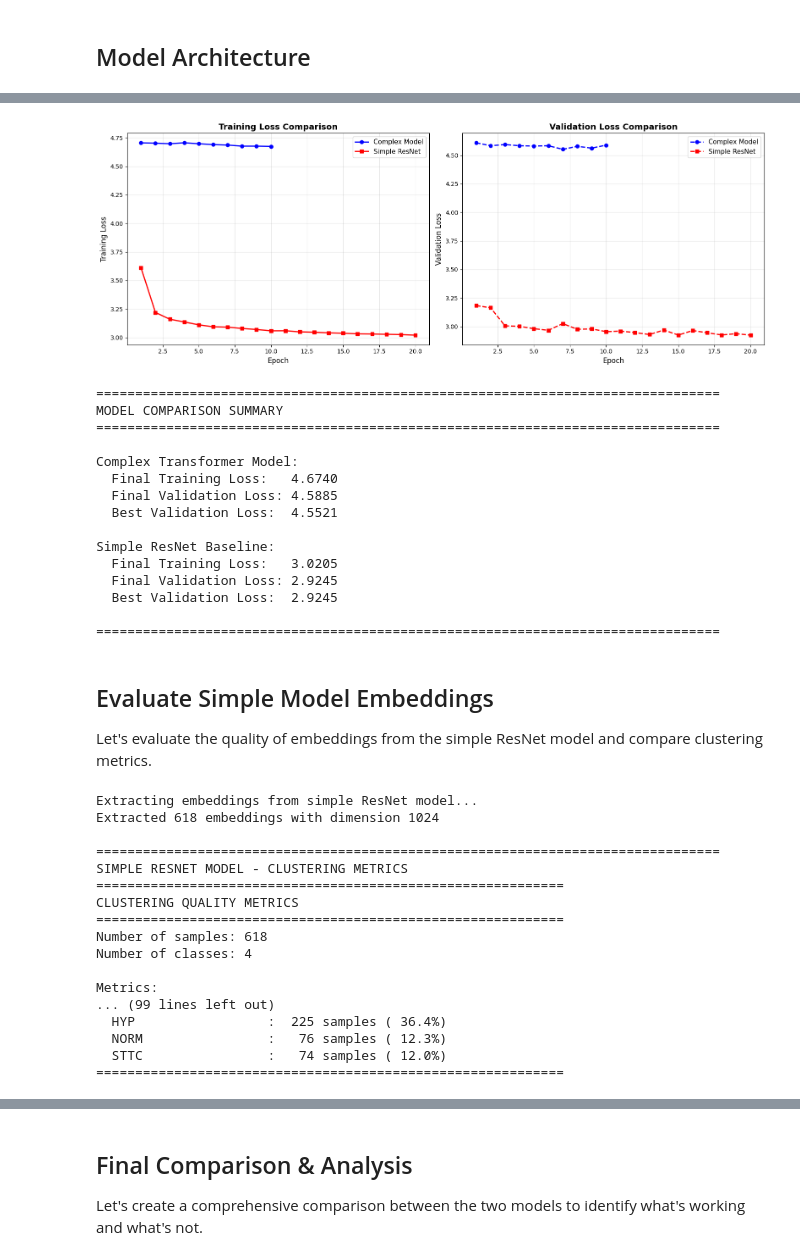
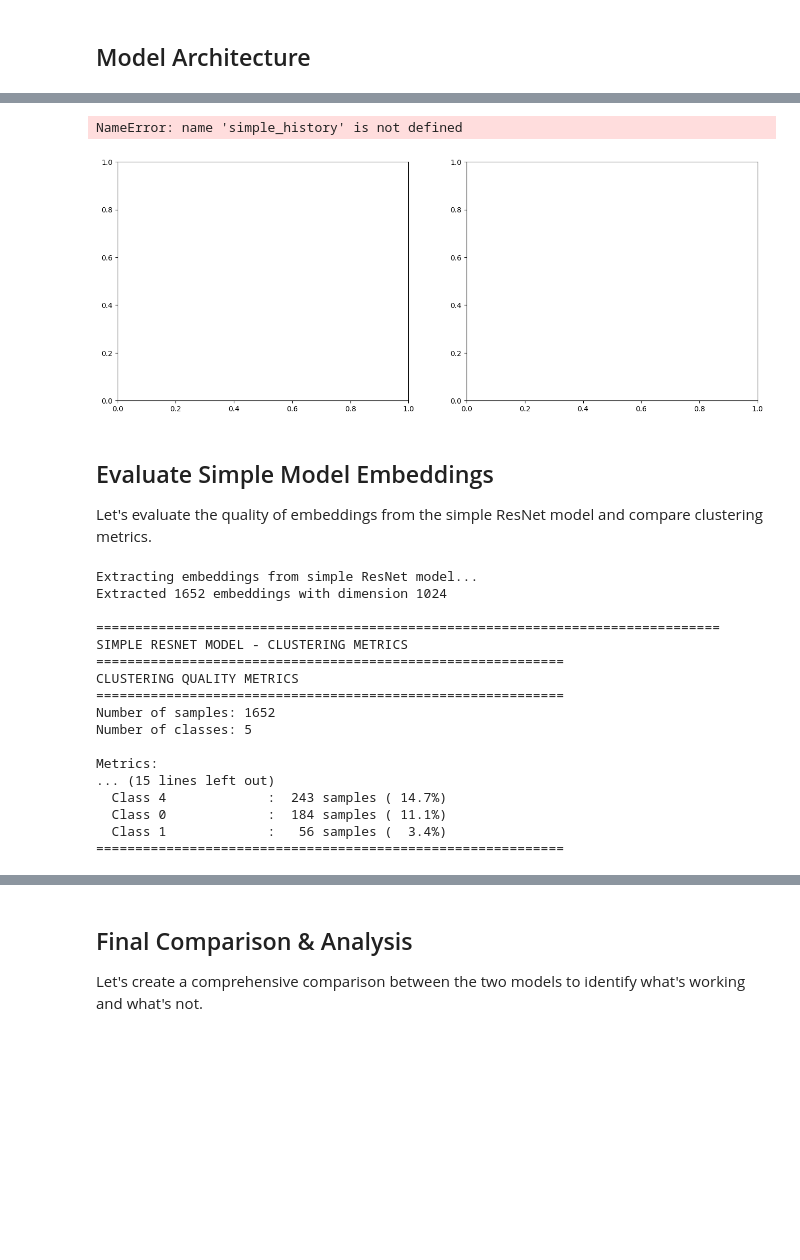
Before and after one commit to SHIXOOM/Self-Supervied-Contrastive-Representation-Learning-ECG-Signals, a Jupyter notebook: modeling/modeling.ipynb, the cells around one changed output, grey strips where cells are left out. Saved outputs shown, nothing was run; the diff lists cells and outputs as text; code cells hidden in the pictures; blank space fills up the shorter version.

```diff
--- a/modeling/modeling.ipynb
+++ b/modeling/modeling.ipynb
@@ -271,8 +503,14 @@ dual_augmenter = DualAugmenter(
     augmentation_pool=augmentation_pool,
     min_similarity=0.65,   # Augmentations must be at least 65% similar
     max_similarity=0.95,  # But not more than 95% similar
-    max_retries=20,       # Increased retries due to tighter constraints
+    max_retries=5,       # Increased retries due to tighter constraints
 )
+
+
+train_dataset = ECGContrastiveTrainDataset(X=X_train_filtered, y=y_train_int, dual_augmenter=dual_augmenter)
+val_dataset = ECGContrastiveTrainDataset(X=X_val_filtered, y=y_val_int, dual_augmenter=dual_augmenter)
+test_dataset = ECGContrastiveTrainDataset(X=X_test_filtered, y=y_test_int, dual_augmenter=dual_augmenter)
+
 
 # Test it on a sample
 sample_signal = X_train[0]
@@ -759,7 +572,7 @@ class CheckpointManager:
         optimizer,
         epoch: int,
         loss: float,
-        config: ECGModelConfig,
+        config,
         additional_info: dict = None
     ):
         """Save checkpoint with model state, optimizer state, and metadata."""
@@ -828,9 +641,3 @@ class CheckpointManager:
         return str(latest_path) if latest_path.exists() else None
 # %% [markdown]
 ## Defining Optimizer, Loss, and Training Loop
-# %%
-from pytorch_metric_learning.losses import NTXentLoss
-
-model = ECGEncoder(ECGModelConfig())
-optimizer = torch.optim.AdamW(model.parameters(), lr=1e-5)
-loss_fn = NTXentLoss(temperature=0.5)
@@ -846,7 +655,7 @@ def train(
     dataset,
     optimizer,
     loss_fn,
-    config: ECGModelConfig,
+    config,
     batch_size=64,
     epochs=1,
     checkpoint_manager: CheckpointManager = None,
@@ -1302,8 +1273,8 @@ import matplotlib.pyplot as plt
 fig, axes = plt.subplots(1, 2, figsize=(16, 6))
 
 # Training loss comparison
-axes[0].plot(range(1, len(history['loss_history']) + 1),
-             history['loss_history'], 'b-', label='Complex Model', linewidth=2, marker='o')
+axes[0].plot(range(1, len(simple_history['loss_history']) + 1),
+             simple_history['loss_history'], 'b-', label='Complex Model', linewidth=2, marker='o')
 axes[0].plot(range(1, len(simple_history['loss_history']) + 1),
              simple_history['loss_history'], 'r-', label='Simple ResNet', linewidth=2, marker='s')
 axes[0].set_xlabel('Epoch', fontsize=12)
@@ -1311,64 +1282,52 @@ axes[0].set_ylabel('Training Loss', fontsize=12)
 axes[0].set_title('Training Loss Comparison', fontsize=14, fontweight='bold')
 axes[0].legend(fontsize=11)
 axes[0].grid(True, alpha=0.3)
 
 # Validation loss comparison
-if 'val_loss_history' in history and 'val_loss_history' in simple_history:
-    axes[1].plot(range(1, len(history['val_loss_history']) + 1),
-                 history['val_loss_history'], 'b--', label='Complex Model', linewidth=2, marker='o')
+if 'val_loss_history' in simple_history and 'val_loss_history' in simple_history:
+    axes[1].plot(range(1, len(simple_history['val_loss_history']) + 1),
+                 simple_history['val_loss_history'], 'b--', label='Complex Model', linewidth=2, marker='o')
     axes[1].plot(range(1, len(simple_history['val_loss_history']) + 1),
                  simple_history['val_loss_history'], 'r--', label='Simple ResNet', linewidth=2, marker='s')
     axes[1].set_xlabel('Epoch', fontsize=12)
     axes[1].set_ylabel('Validation Loss', fontsize=12)
     axes[1].set_title('Validation Loss Comparison', fontsize=14, fontweight='bold')
     axes[1].legend(fontsize=11)
     axes[1].grid(True, alpha=0.3)
 
 plt.tight_layout()
 plt.show()
 
 # Print comparison statistics
 print("\n" + "=" * 80)
 print("MODEL COMPARISON SUMMARY")
 print("=" * 80)
 print("\nComplex Transformer Model:")
-print(f"  Final Training Loss:   {history['loss_history'][-1]:.4f}")
-if 'val_loss_history' in history:
-    print(f"  Final Validation Loss: {history['val_loss_history'][-1]:.4f}")
-    print(f"  Best Validation Loss:  {min(history['val_loss_history']):.4f}")
+print(f"  Final Training Loss:   {simple_history['loss_history'][-1]:.4f}")
+if 'val_loss_history' in simple_history:
+    print(f"  Final Validation Loss: {simple_history['val_loss_history'][-1]:.4f}")
+    print(f"  Best Validation Loss:  {min(simple_history['val_loss_history']):.4f}")
 
 print("\nSimple ResNet Baseline:")
 print(f"  Final Training Loss:   {simple_history['loss_history'][-1]:.4f}")
 if 'val_loss_history' in simple_history:
     print(f"  Final Validation Loss: {simple_history['val_loss_history'][-1]:.4f}")
     print(f"  Best Validation Loss:  {min(simple_history['val_loss_history']):.4f}")
 
 print("\n" + "=" * 80)
 # %% [output]
+NameError: name 'simple_history' is not defined
-[figure, old version]
+[figure, new version]
-================================================================================
-MODEL COMPARISON SUMMARY
-================================================================================
-
-Complex Transformer Model:
-  Final Training Loss:   4.6740
-  Final Validation Loss: 4.5885
-  Best Validation Loss:  4.5521
-
-Simple ResNet Baseline:
-  Final Training Loss:   3.0205
-  Final Validation Loss: 2.9245
-  Best Validation Loss:  2.9245
-
-================================================================================
 # %% [markdown]
 ## Evaluate Simple Model Embeddings
 
 Let's evaluate the quality of embeddings from the simple ResNet model and compare clustering metrics.
 # %%
+test_loader = DataLoader(test_dataset, batch_size=64, shuffle=False)
+
 # Extract embeddings from simple model
 print("Extracting embeddings from simple ResNet model...")
-simple_embeddings, simple_labels = extract_embeddings(simple_model, test_loader)
+simple_embeddings, simple_labels = extract_embeddings(simple_model, test_loader_classification)
 print(f"Extracted {len(simple_embeddings)} embeddings with dimension {simple_embeddings.shape[1]}")
 
 # Calculate clustering metrics for simple model
@@ -1376,28 +1335,23 @@ simple_metrics = calculate_clustering_metrics(simple_embeddings, simple_labels)
 print("\n" + "=" * 80)
 print("SIMPLE RESNET MODEL - CLUSTERING METRICS")
 print_clustering_metrics(simple_metrics)
-
-# Also show complex model metrics for comparison
-print("\n" + "=" * 80)
-print("COMPLEX TRANSFORMER MODEL - CLUSTERING METRICS (for comparison)")
-print_clustering_metrics(metrics)
 # %% [output]
 Extracting embeddings from simple ResNet model...
-Extracted 618 embeddings with dimension 1024
+Extracted 1652 embeddings with dimension 1024
 
 ================================================================================
 SIMPLE RESNET MODEL - CLUSTERING METRICS
 ============================================================
 CLUSTERING QUALITY METRICS
 ============================================================
-Number of samples: 618
-Number of classes: 4
+Number of samples: 1652
+Number of classes: 5
 
 Metrics:
-... (99 lines left out)
-  HYP                 :  225 samples ( 36.4%)
-  NORM                :   76 samples ( 12.3%)
-  STTC                :   74 samples ( 12.0%)
+... (15 lines left out)
+  Class 4             :  243 samples ( 14.7%)
+  Class 0             :  184 samples ( 11.1%)
+  Class 1             :   56 samples (  3.4%)
 ============================================================
 # %%
 # Visualize simple model embeddings with PCA
```
Also changed, not shown: parts of 44 cells of this notebook.
